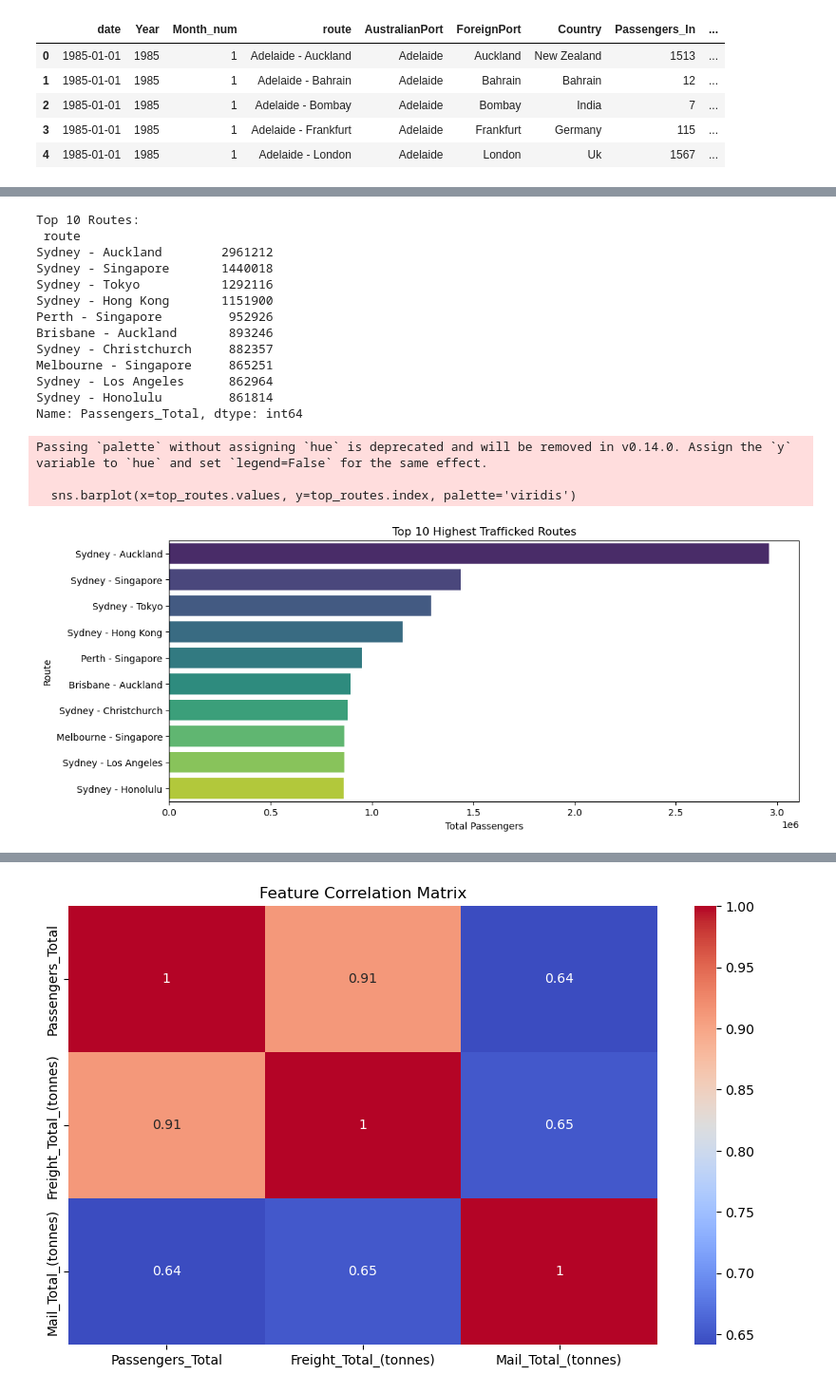
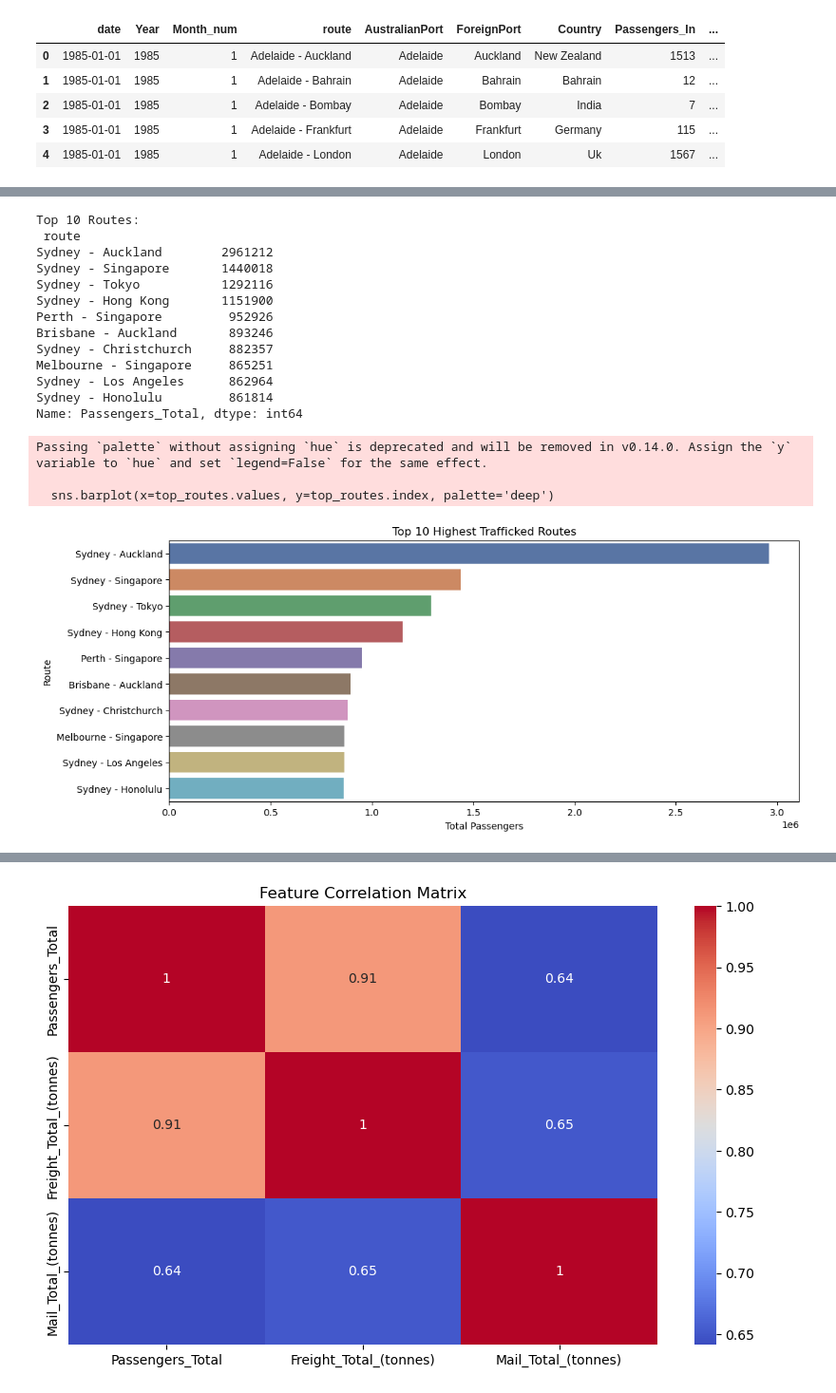
Before and after one commit to keshavgoel787/data-tech-challenge, a Jupyter notebook: AeroConnect_Route_Analytics.ipynb, the cells around one changed output, grey strips where cells are left out. Shown at 95% size. Drawn from its saved outputs; the diff is of its cells as text; code cells hidden in the pictures.

```diff
--- a/AeroConnect_Route_Analytics.ipynb
+++ b/AeroConnect_Route_Analytics.ipynb
@@ -28,9 +52,7 @@ import seaborn as sns
 # %% [markdown]
 ## 2) Load Data
 # %%
-
-dataPath = 'csv.csv'  # path to uploaded CSV
-df = pd.read_csv(dataPath)
+df = pd.read_csv('csv.csv')
 df.head()
 # %% [output]
 |  | Month | AustralianPort | ForeignPort | Country | Passengers_In | Freight_In_(tonnes) | Mail_In_(tonnes) | ... |
@@ -96,18 +102,20 @@ memory usage: 1.1+ MB
 # %% [markdown]
 ## 4) Cleaning & Feature Engineering
 # %%
+# Route column to make it easier to visualize the to-and-from
+df_new = df.copy()
 
-# Route column
-df['route'] = df['AustralianPort'].str.strip().str.title() + ' - ' + df['ForeignPort'].str.strip().str.title()
+df_new['route'] = df_new['AustralianPort'].str.strip().str.title() + ' - ' + df_new['ForeignPort'].str.strip().str.title()
 
-# Standardize text columns
+# Standardize text columns by removing any trailing spaces and capitalizing
 for col in ['AustralianPort','ForeignPort','Country']:
-    df[col] = df[col].astype(str).str.strip().str.title()
+    df_new[col] = df_new[col].astype(str).str.strip().str.title()
 
-# Create date field
-df['date'] = pd.to_datetime(df['Year'].astype(str) + '-' + df['Month_num'].astype(str), format='%Y-%m')
+# Create date field as a datetime format to make it easier for mdodel
+df_new['date'] = pd.to_datetime(df_new['Year'].astype(str) + '-' + df_new['Month_num'].astype(str), format='%Y-%m')
 
-df.drop('Month',axis =1,inplace= True)
+df_new.drop('Month',axis =1,inplace= True)
 # %%
-df = df[['date','Year','Month_num','route','AustralianPort','ForeignPort','Country','Passengers_In','Passengers_Out','Passengers_Total','Freight_In_(tonnes)','Freight_Out_(tonnes)','Freight_Total_(tonnes)','Mail_In_(tonnes)','Mail_Out_(tonnes)', 'Mail_Total_(tonnes)']]
+#Reorder Dataframe
+df_new = df_new[['date','Year','Month_num','route','AustralianPort','ForeignPort','Country','Passengers_In','Passengers_Out','Passengers_Total','Freight_In_(tonnes)','Freight_Out_(tonnes)','Freight_Total_(tonnes)','Mail_In_(tonnes)','Mail_Out_(tonnes)', 'Mail_Total_(tonnes)']]
 # %%
@@ -130,34 +134,35 @@ Invalid passenger rows: 44
 # %%
-route_traffic = df.groupby('route')['Passengers_Total'].sum().sort_values(ascending=False)
+#Creating an aggregated df to see the total passengers by route
+route_traffic = df_new.groupby('route')['Passengers_Total'].sum().sort_values(ascending=False)
 
-# Top and bottom 10 routes
+# Top 10 routes
 top_routes = route_traffic.head(10)
 
 print("Top 10 Routes:\n", top_routes)
 
 # Plotting
 plt.figure(figsize=(12,5))
-sns.barplot(x=top_routes.values, y=top_routes.index, palette='viridis')
+sns.barplot(x=top_routes.values, y=top_routes.index, palette='deep')
 plt.title("Top 10 Highest Trafficked Routes")
 plt.xlabel("Total Passengers")
 plt.ylabel("Route")
 plt.show()
 # %% [output]
 Top 10 Routes:
  route
 Sydney - Auckland        2961212
 Sydney - Singapore       1440018
 Sydney - Tokyo           1292116
 Sydney - Hong Kong       1151900
 Perth - Singapore         952926
 Brisbane - Auckland       893246
 Sydney - Christchurch     882357
 Melbourne - Singapore     865251
 Sydney - Los Angeles      862964
 Sydney - Honolulu         861814
 Name: Passengers_Total, dtype: int64
 Passing `palette` without assigning `hue` is deprecated and will be removed in v0.14.0. Assign the `y` variable to `hue` and set `legend=False` for the same effect.
 
-  sns.barplot(x=top_routes.values, y=top_routes.index, palette='viridis')
+  sns.barplot(x=top_routes.values, y=top_routes.index, palette='deep')
-[figure, old version]
+[figure, new version]
 # %%
```
Also changed, not shown: parts of 29 cells of this notebook, 1 other file.
